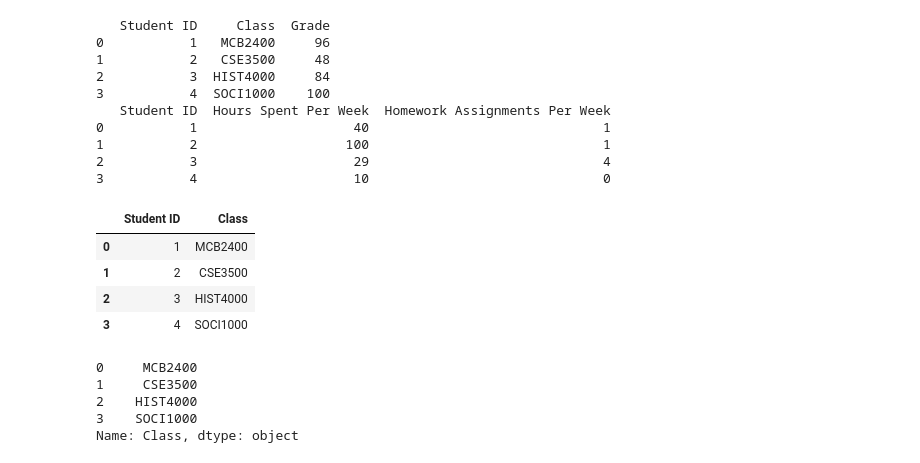
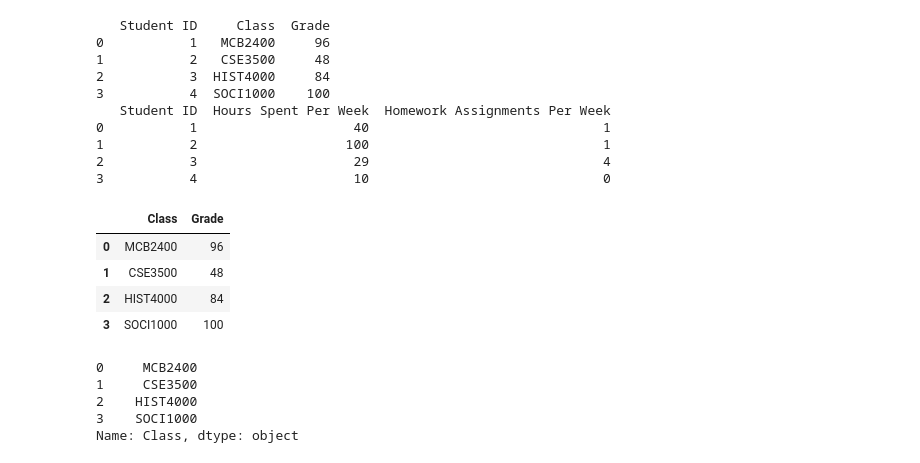
Before and after one commit to venkata14/Uconn-DSC-Workshops, a Jupyter notebook: numpy-pandas-matplotlib-part-2/NumPy_Matplotlib_Pandas-Part-2.ipynb, the cells around one changed output. Cells and saved outputs as stored; diff of their text form; code cells hidden in the pictures.

```diff
--- a/numpy-pandas-matplotlib-part-2/NumPy_Matplotlib_Pandas-Part-2.ipynb
+++ b/numpy-pandas-matplotlib-part-2/NumPy_Matplotlib_Pandas-Part-2.ipynb
@@ -181,12 +313,12 @@ print(hours_df)
 3           4                    10                              0
 # %%
 # Indexing multiple columns
-grades_df[ ['Student ID', 'Class'] ].head()
+grades_df[ ['Class', 'Grade'] ]
 # %% [output]
-|  | Student ID | Class |
-| 0 | 1 | MCB2400 |
-| 1 | 2 | CSE3500 |
-| 2 | 3 | HIST4000 |
-| 3 | 4 | SOCI1000 |
+|  | Class | Grade |
+| 0 | MCB2400 | 96 |
+| 1 | CSE3500 | 48 |
+| 2 | HIST4000 | 84 |
+| 3 | SOCI1000 | 100 |
 # %%
 # You can use dot notation to index the columns
```
Also changed, not shown: parts of 40 cells of this notebook.
